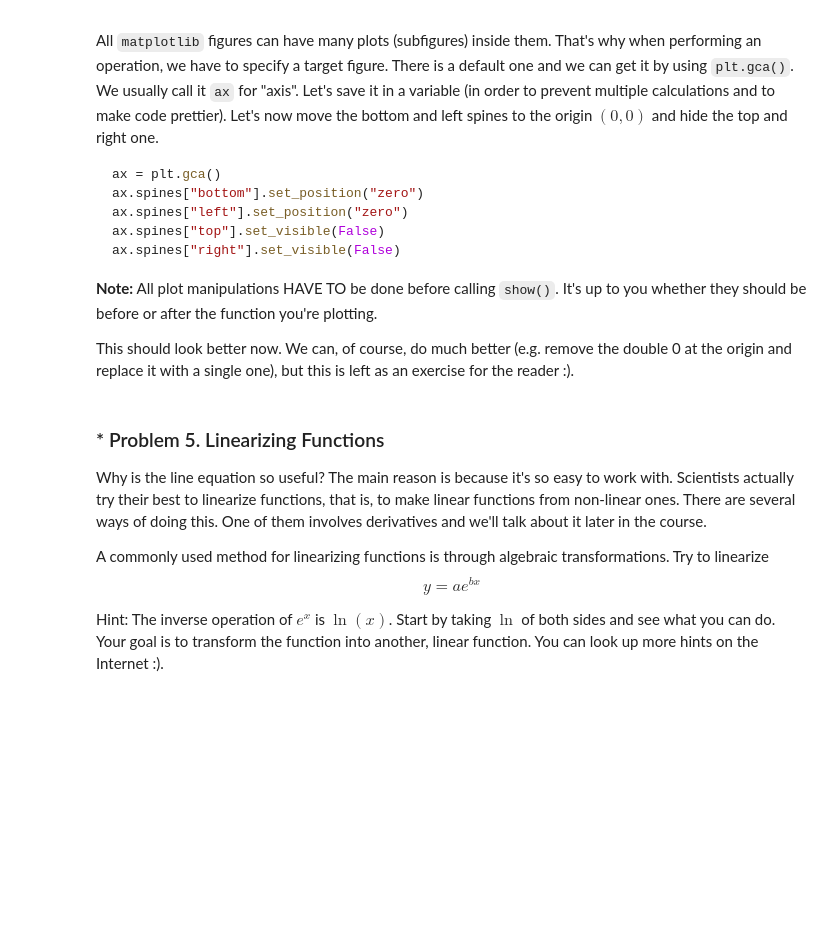
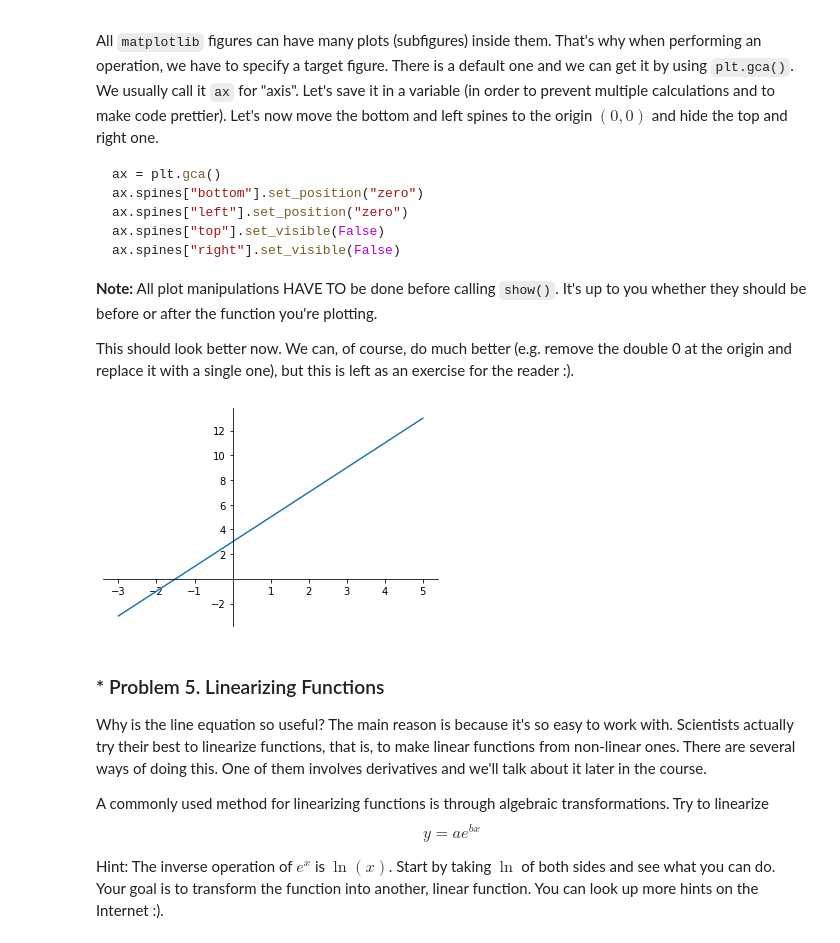
Before and after one commit to tankishev/Python, a Jupyter notebook: Math/High School Math/High-School Maths Exercise.ipynb, the cells around one changed output. Drawn from its saved outputs; the diff is of its cells as text; code cells hidden in the pictures; blank space fills up the shorter version.

```diff
--- a/Math/High School Math/High-School Maths Exercise.ipynb
+++ b/Math/High School Math/High-School Maths Exercise.ipynb
@@ -374,25 +388,28 @@ ax.spines["right"].set_visible(False)
 This should look better now. We can, of course, do much better (e.g. remove the double 0 at the origin and replace it with a single one), but this is left as an exercise for the reader :).
 # %%
 # Copy and edit your code here
+plt.clf()
 ax = plt.gca()
 ax.spines["bottom"].set_position('zero')
 ax.spines["left"].set_position("zero")
 ax.spines["top"].set_visible(False)
 ax.spines["right"].set_visible(False)
 xticks = ax.xaxis.get_major_ticks()
 yticks = ax.yaxis.get_major_ticks()
 
 plt.plot(x, y)
 
 xloc, labels = plt.xticks()
 yloc, labels = plt.yticks()
 x_zero_loc = np.where(xloc==0)[0][0]
 y_zero_loc = np.where(yloc==0)[0][0]
 
 xticks[x_zero_loc].set_visible(False)
 yticks[y_zero_loc].set_visible(False)
 
 plt.show()
+# %% [output]
+[figure, added]
 # %% [markdown]
 ### * Problem 5. Linearizing Functions
 Why is the line equation so useful? The main reason is because it's so easy to work with. Scientists actually try their best to linearize functions, that is, to make linear functions from non-linear ones. There are several ways of doing this. One of them involves derivatives and we'll talk about it later in the course.
```
Also changed, not shown: parts of 19 cells of this notebook, 7 other files.
